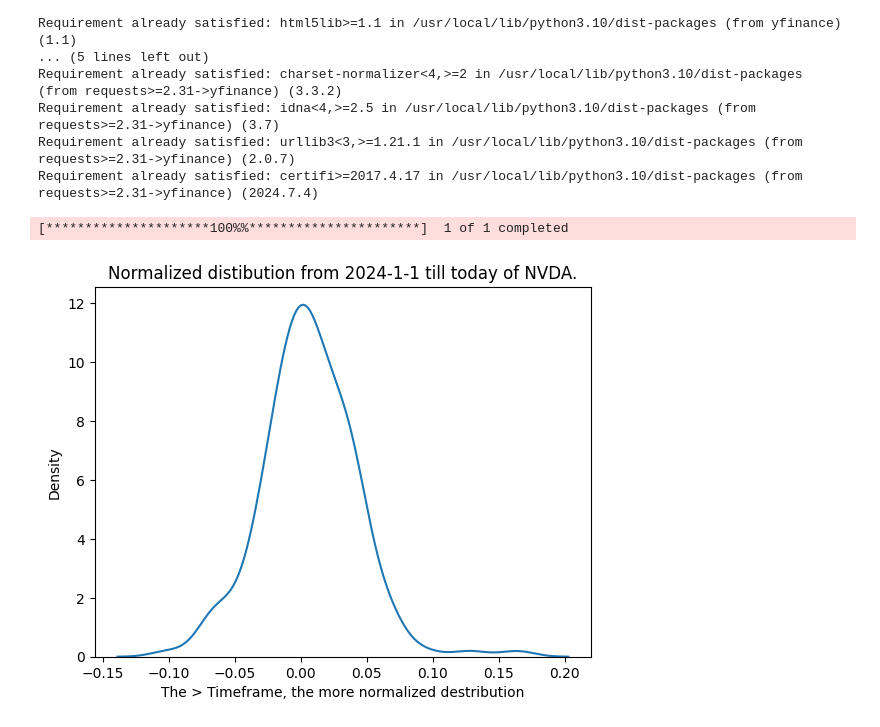
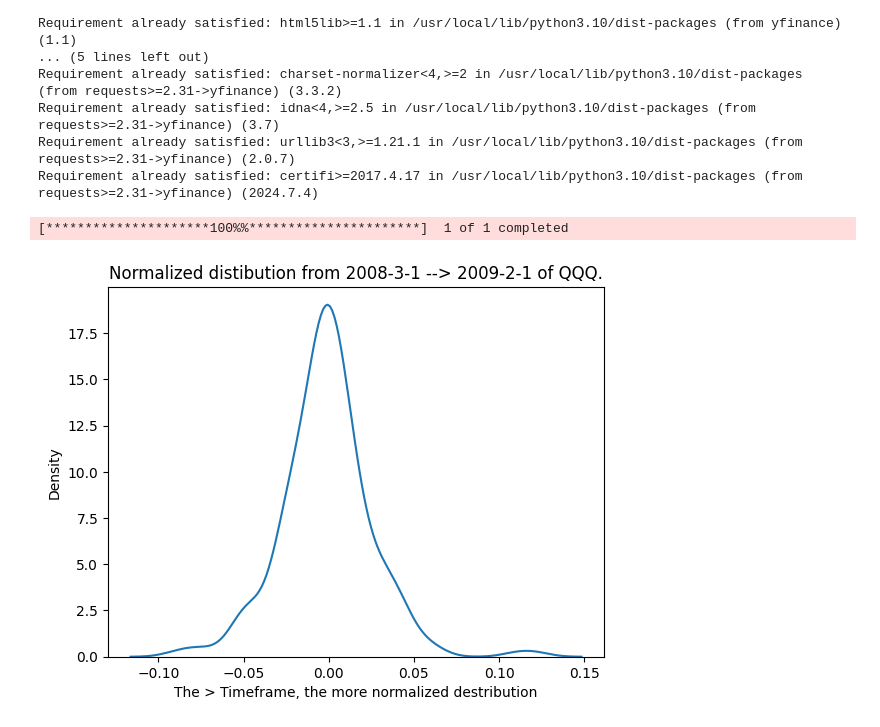
Before and after one commit to woutersgithub/Distribution_checker, a Jupyter notebook: Class_Normalized_Distribution_Checker.ipynb, the cells around one changed output. Drawn from its saved outputs; the diff is of its cells as text; code cells hidden in the pictures.

Commit message:
Update: Changed fixed end date using Dr.Date.Today() to input by user end date for more flexibility.

```diff
--- a/Class_Normalized_Distribution_Checker.ipynb
+++ b/Class_Normalized_Distribution_Checker.ipynb
@@ -38,9 +38,10 @@ import datetime as dt
 # %%
 class Stats_Ticker_Of_Choice_YTD:
 
-    def __init__(self, ticker, start):
+    def __init__(self, ticker, start, end):
         self.ticker = ticker
         self.start = start
+        self.end = end
 
 
         # Call Methods
@@ -49,26 +50,33 @@ class Stats_Ticker_Of_Choice_YTD:
 
     def StatsMaker(self):
         # Download stock data
-        self.df = yf.download(self.ticker, self.start, dt.date.today())
+        self.df = yf.download(self.ticker, self.start, self.end)
 
         # Calculate percentage change
         self.df['pct_change'] = self.df['Close'].pct_change()
 
         # Plot KDE
         sns.kdeplot(self.df['pct_change'].dropna())
-        plt.title(f'Normalized distibution from {self.start} till today of {self.ticker}.')
+        plt.title(f'Normalized distibution from {self.start} --> {self.end} of {self.ticker}.')
         plt.xlabel('The > Timeframe, the more normalized destribution')
         plt.ylabel('Density')
         plt.show()
 # %%
-# CHOOSE YOUR TICKER SND START DATE BELOW
+# CHOOSE YOUR TICKER, START & END DATE BELOW
 
-# THE CLOSER THE START DATE TO TODAY --> THE MORE SKEW AND TAILS
+# FIND YOUR FAFOURITE TICKER AND TIME EVENT
 
-ticker = "NVDA"       # Change for your own ticker, accoring to Yahoo finance tickers, format 'SPY'
-start = "2024-1-1"     # Change for your own date of choice, format 'yyyy-m-d'
+# FOR EAMPLE TRY GAMESTOCK DURING THEIR BIZAR UPSWING
 
-your_ticker_object = Stats_Ticker_Of_Choice_YTD(ticker,start)
+# FOR EXAMPLE TRY SPY DURING A MARKETCRASH
+
+# TRY TO SEE THE DIFFERENCE BETWEEN LONG AND SHORT TIMEFRAMES
+
+ticker = "QQQ"       # Change for your own ticker, accoring to Yahoo finance tickers, format 'SPY'
+start = "2008-3-1"     # Change for your own date of choice, format 'yyyy-m-d'
+end = "2009-2-1"       # End always have to be closet to today then start date
+
+your_ticker_object = Stats_Ticker_Of_Choice_YTD(ticker,start,end)
 # %% [output]
 [*********************100%%**********************]  1 of 1 completed
-[figure, old version]
+[figure, new version]
```
